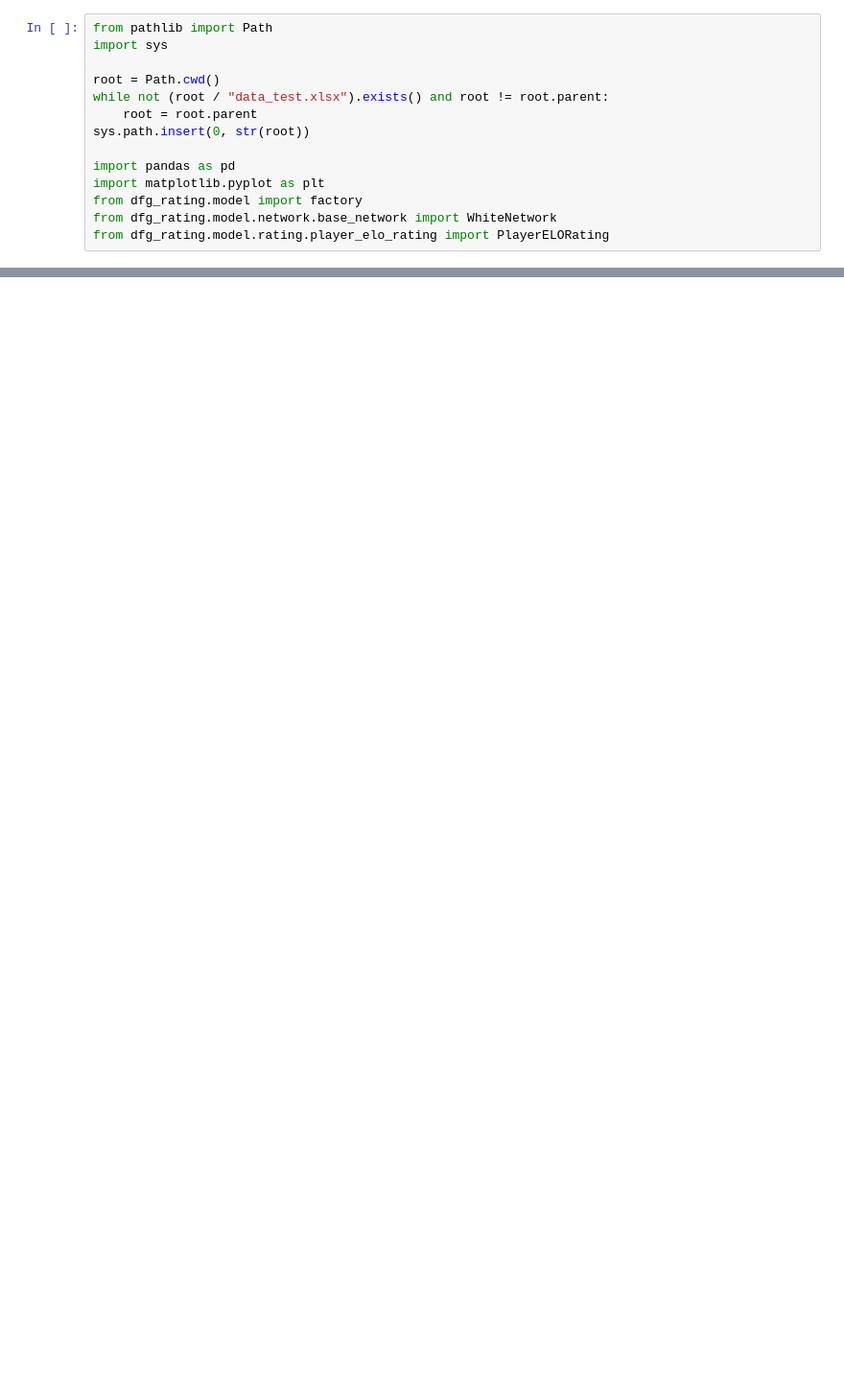
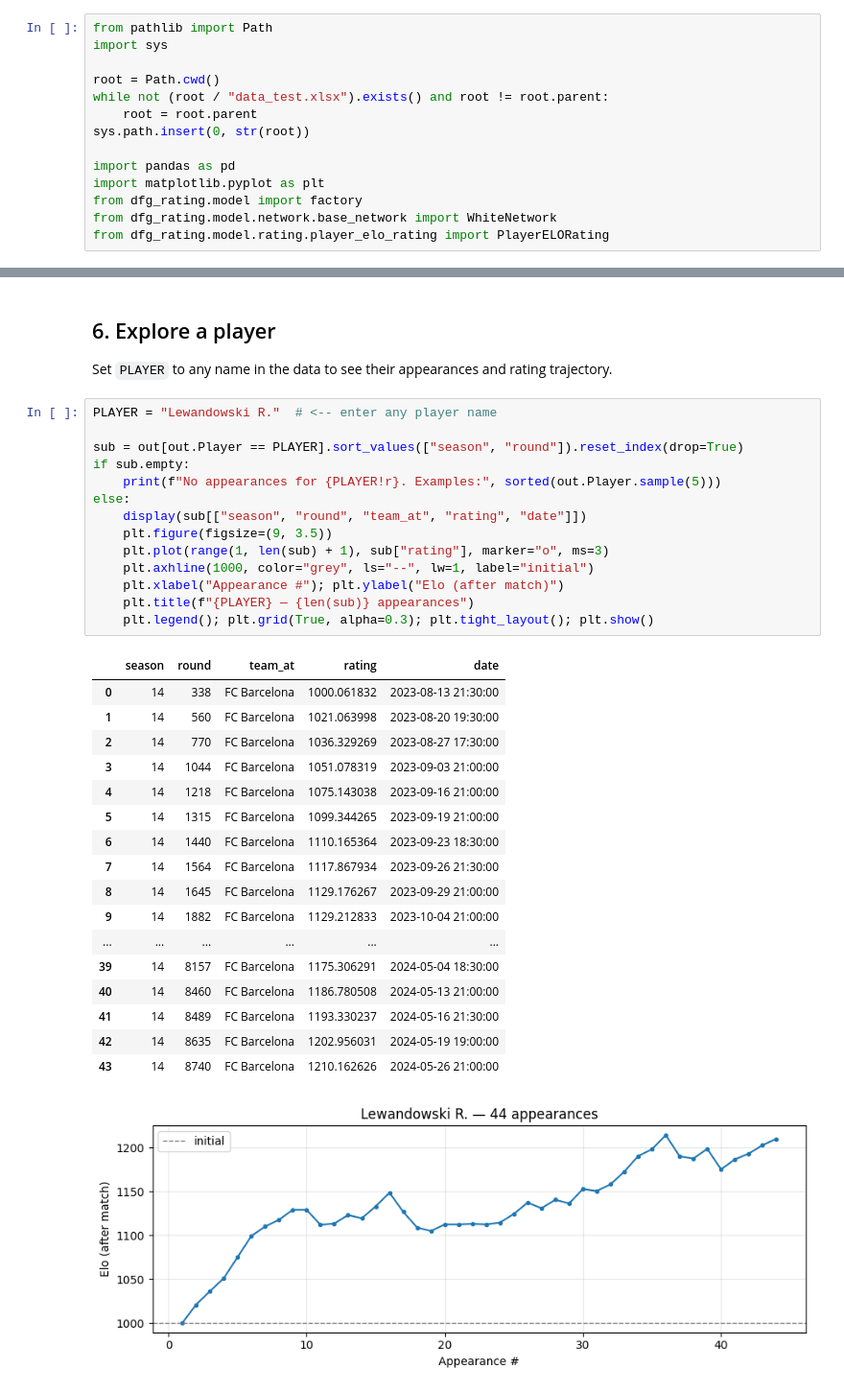
Before and after one commit to spoho-datascience/dfg-rating, a Jupyter notebook: experiments/player_elo_export/player_ratings.ipynb, the cells around one changed output, grey strips where cells are left out. Shown at 96% size. Saved outputs shown, nothing was run; the diff lists cells and outputs as text; blank space fills up the shorter version.

```diff
--- a/experiments/player_elo_export/player_ratings.ipynb
+++ b/experiments/player_elo_export/player_ratings.ipynb
@@ -91,0 +79,36 @@ plt.legend(); plt.grid(True, alpha=0.3); plt.tight_layout(); plt.show()
+# %% [markdown]
+## 6. Explore a player
+Set `PLAYER` to any name in the data to see their appearances and rating trajectory.
+# %%
+PLAYER = "Lewandowski R."  # <-- enter any player name
+
+sub = out[out.Player == PLAYER].sort_values(["season", "round"]).reset_index(drop=True)
+if sub.empty:
+    print(f"No appearances for {PLAYER!r}. Examples:", sorted(out.Player.sample(5)))
+else:
+    display(sub[["season", "round", "team_at", "rating", "date"]])
+    plt.figure(figsize=(9, 3.5))
+    plt.plot(range(1, len(sub) + 1), sub["rating"], marker="o", ms=3)
+    plt.axhline(1000, color="grey", ls="--", lw=1, label="initial")
+    plt.xlabel("Appearance #"); plt.ylabel("Elo (after match)")
+    plt.title(f"{PLAYER} — {len(sub)} appearances")
+    plt.legend(); plt.grid(True, alpha=0.3); plt.tight_layout(); plt.show()
+# %% [output]
+|  | season | round | team_at | rating | date |
+| 0 | 14 | 338 | FC Barcelona | 1000.061832 | 2023-08-13 21:30:00 |
+| 1 | 14 | 560 | FC Barcelona | 1021.063998 | 2023-08-20 19:30:00 |
+| 2 | 14 | 770 | FC Barcelona | 1036.329269 | 2023-08-27 17:30:00 |
+| 3 | 14 | 1044 | FC Barcelona | 1051.078319 | 2023-09-03 21:00:00 |
+| 4 | 14 | 1218 | FC Barcelona | 1075.143038 | 2023-09-16 21:00:00 |
+| 5 | 14 | 1315 | FC Barcelona | 1099.344265 | 2023-09-19 21:00:00 |
+| 6 | 14 | 1440 | FC Barcelona | 1110.165364 | 2023-09-23 18:30:00 |
+| 7 | 14 | 1564 | FC Barcelona | 1117.867934 | 2023-09-26 21:30:00 |
+| 8 | 14 | 1645 | FC Barcelona | 1129.176267 | 2023-09-29 21:00:00 |
+| 9 | 14 | 1882 | FC Barcelona | 1129.212833 | 2023-10-04 21:00:00 |
+| ... | ... | ... | ... | ... | ... |
+| 39 | 14 | 8157 | FC Barcelona | 1175.306291 | 2024-05-04 18:30:00 |
+| 40 | 14 | 8460 | FC Barcelona | 1186.780508 | 2024-05-13 21:00:00 |
+| 41 | 14 | 8489 | FC Barcelona | 1193.330237 | 2024-05-16 21:30:00 |
+| 42 | 14 | 8635 | FC Barcelona | 1202.956031 | 2024-05-19 19:00:00 |
+| 43 | 14 | 8740 | FC Barcelona | 1210.162626 | 2024-05-26 21:00:00 |
+[figure, added]
```
Also changed, not shown: parts of 16 cells of this notebook.
